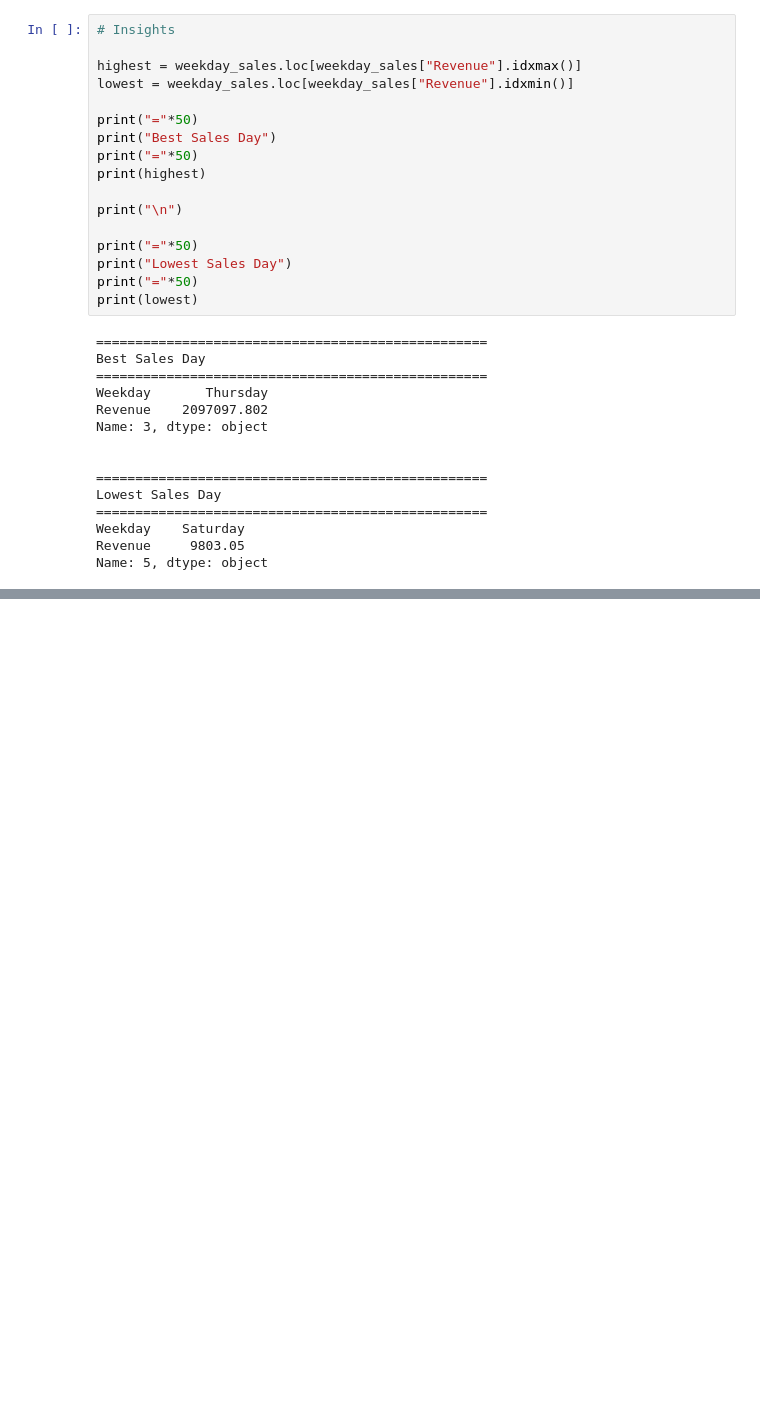
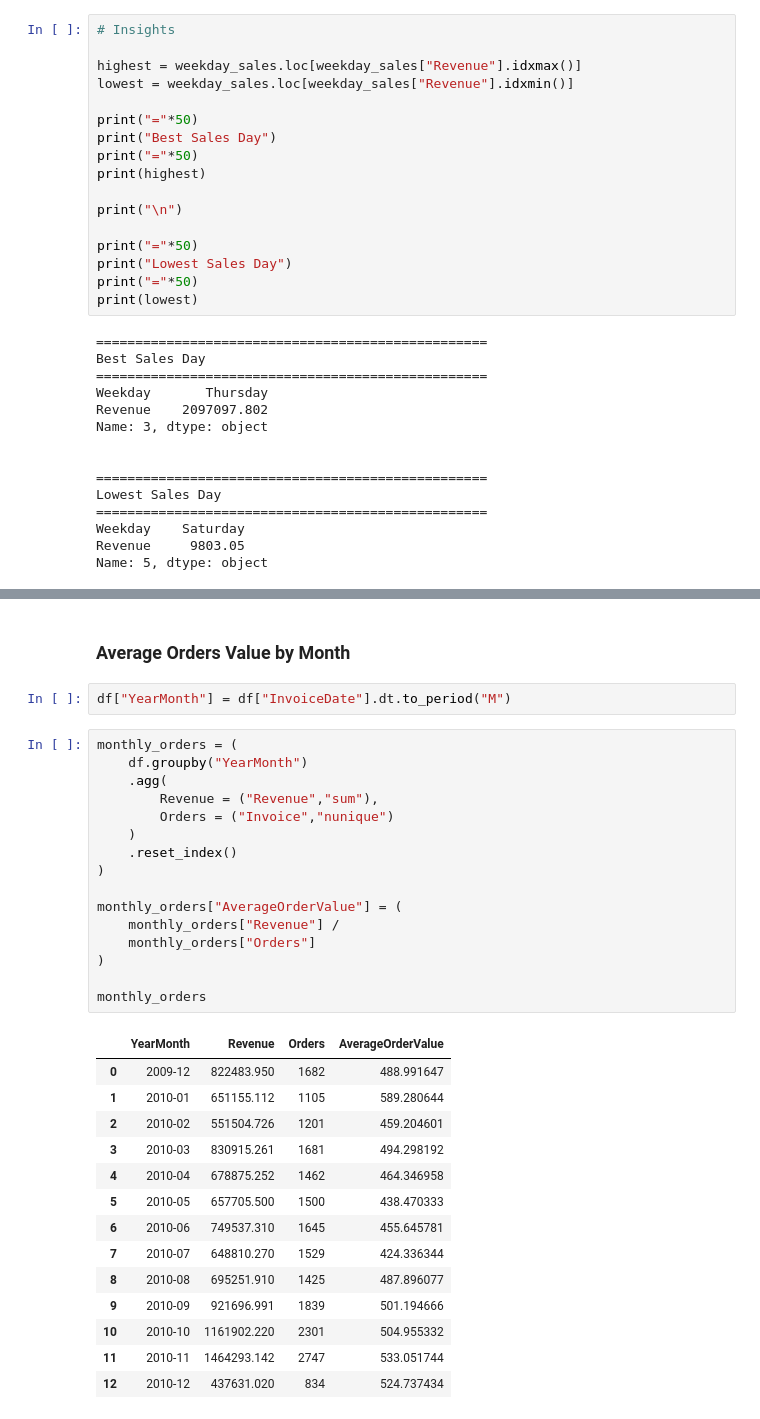
Before and after one commit to chandan1510/Retail_Decision_Intelligence, a Jupyter notebook: notebooks/04_EDA.ipynb, the cells around one changed output, grey strips where cells are left out. Cells and saved outputs as stored; diff of their text form; blank space fills up the shorter version.

```diff
--- a/notebooks/04_EDA.ipynb
+++ b/notebooks/04_EDA.ipynb
@@ -872,0 +1007,35 @@ Name: 5, dtype: object
+# %% [markdown]
+### Average Orders Value by Month
+# %%
+df["YearMonth"] = df["InvoiceDate"].dt.to_period("M")
+# %%
+monthly_orders = (
+    df.groupby("YearMonth")
+    .agg(
+        Revenue = ("Revenue","sum"),
+        Orders = ("Invoice","nunique")
+    )
+    .reset_index()
+)
+
+monthly_orders["AverageOrderValue"] = (
+    monthly_orders["Revenue"] /
+    monthly_orders["Orders"]
+)
+
+monthly_orders
+# %% [output]
+|  | YearMonth | Revenue | Orders | AverageOrderValue |
+| 0 | 2009-12 | 822483.950 | 1682 | 488.991647 |
+| 1 | 2010-01 | 651155.112 | 1105 | 589.280644 |
+| 2 | 2010-02 | 551504.726 | 1201 | 459.204601 |
+| 3 | 2010-03 | 830915.261 | 1681 | 494.298192 |
+| 4 | 2010-04 | 678875.252 | 1462 | 464.346958 |
+| 5 | 2010-05 | 657705.500 | 1500 | 438.470333 |
+| 6 | 2010-06 | 749537.310 | 1645 | 455.645781 |
+| 7 | 2010-07 | 648810.270 | 1529 | 424.336344 |
+| 8 | 2010-08 | 695251.910 | 1425 | 487.896077 |
+| 9 | 2010-09 | 921696.991 | 1839 | 501.194666 |
+| 10 | 2010-10 | 1161902.220 | 2301 | 504.955332 |
+| 11 | 2010-11 | 1464293.142 | 2747 | 533.051744 |
+| 12 | 2010-12 | 437631.020 | 834 | 524.737434 |
```
Also changed, not shown: parts of 9 cells of this notebook.
